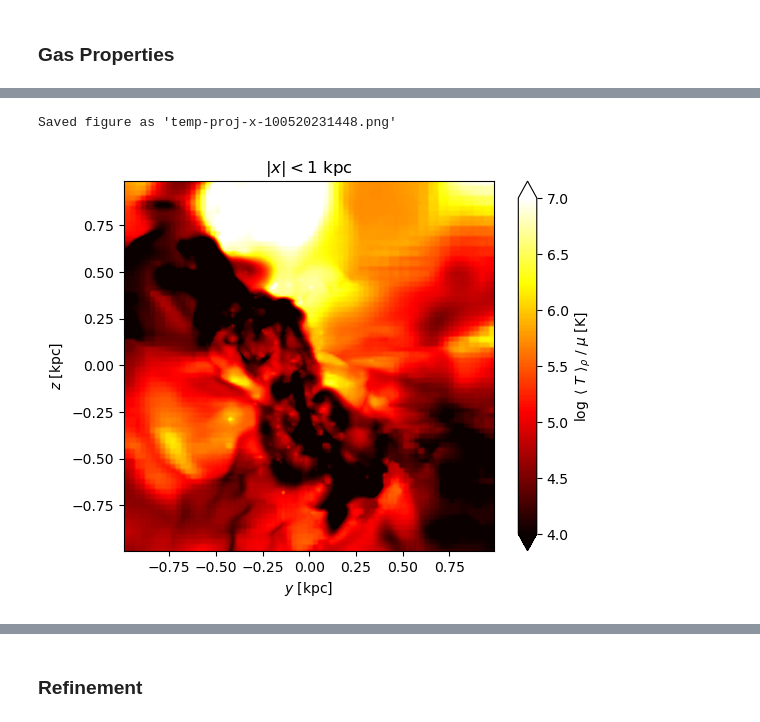
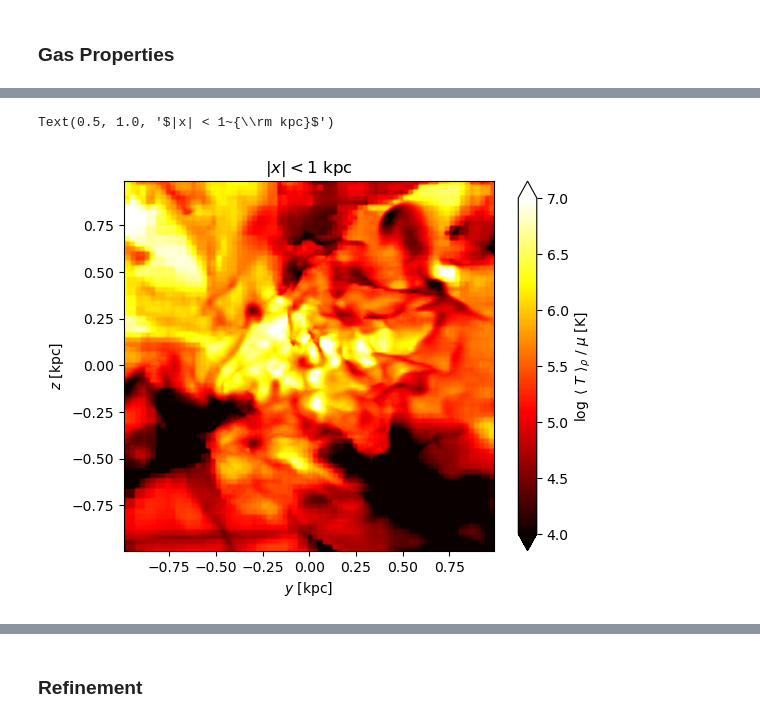
Before and after one commit to zandalman/RAMSES-analysis, a Jupyter notebook: analysis.ipynb, the cells around one changed output, grey strips where cells are left out. Cells and saved outputs as stored; diff of their text form; code cells hidden in the pictures.

```diff
--- a/analysis.ipynb
+++ b/analysis.ipynb
@@ -205,12 +186,12 @@ Saved figure as 'mach-proj-x-100520231448.png'
 # %%
 slice = X
 slice_label = ["x", "y", "z"][slice]
 
-sim.plot_slice(sim.temperature, (1e4, 1e7), avg=True, slice=slice, weight=sim.density, project=True, do_log=True, cmap='hot', cbar_label=r'$\log~\langle~T~\rangle_\rho~/~\mu$ [K]', cbar_tick_increment=0.5)
+sim.plot_slice(sim.temp, (1e4, 1e7), avg=True, slice=slice, weight=sim.density, project=True, do_log=True, cmap='hot', cbar_label=r'$\log~\langle~T~\rangle_\rho~/~\mu$ [K]', cbar_tick_increment=0.5)
 
 plt.title(r'$|%s| < 1~{\rm kpc}$' % slice_label)
 
-sim.save_fig("temp-proj-%s" % slice_label)
+# sim.save_fig("temp-proj-%s" % slice_label)
 # %% [output]
-Saved figure as 'temp-proj-x-100520231448.png'
+Text(0.5, 1.0, '$|x| < 1~{\\rm kpc}$')
-[figure, old version]
+[figure, new version]
```
Also changed, not shown: parts of 29 cells of this notebook, 3 other files.
